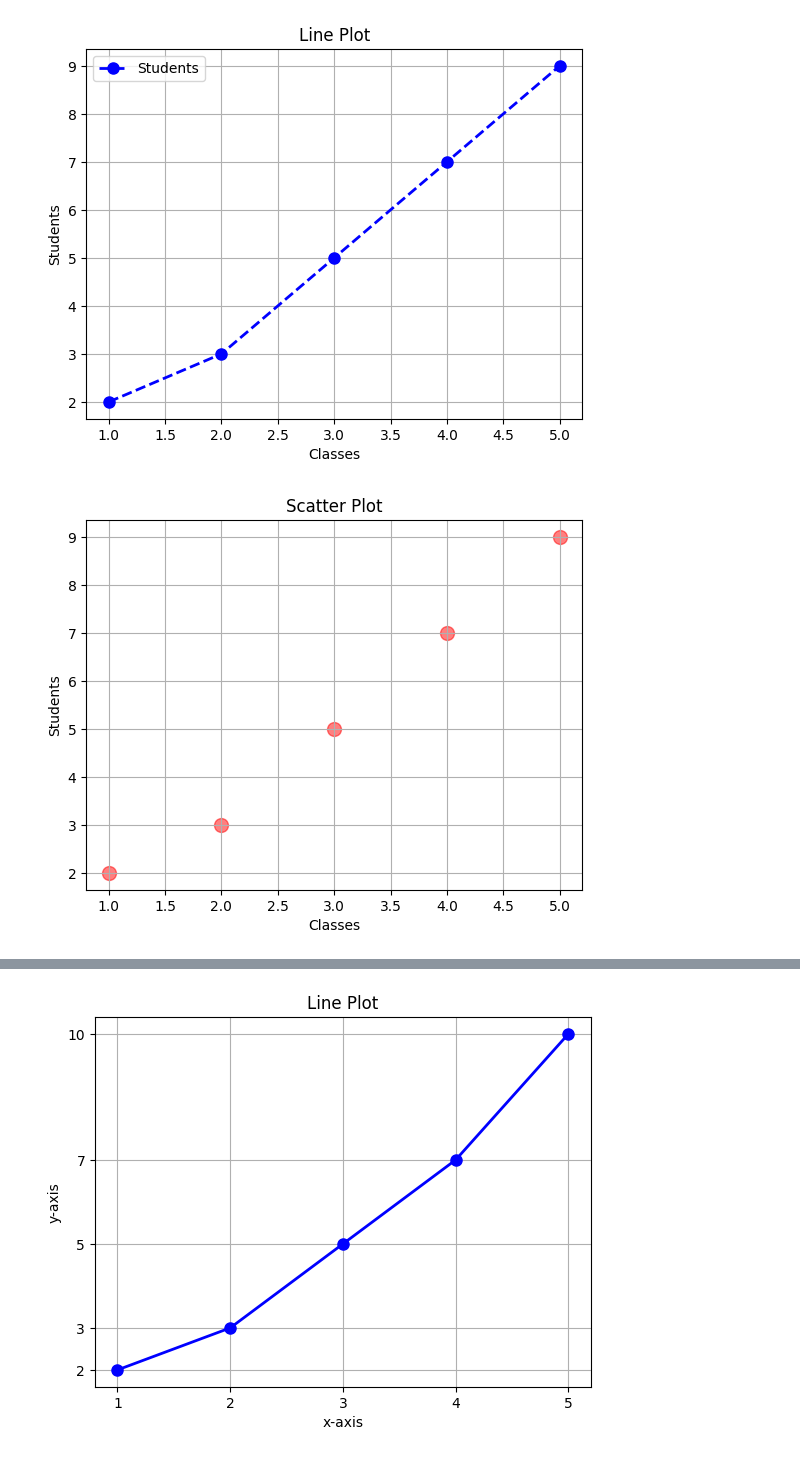
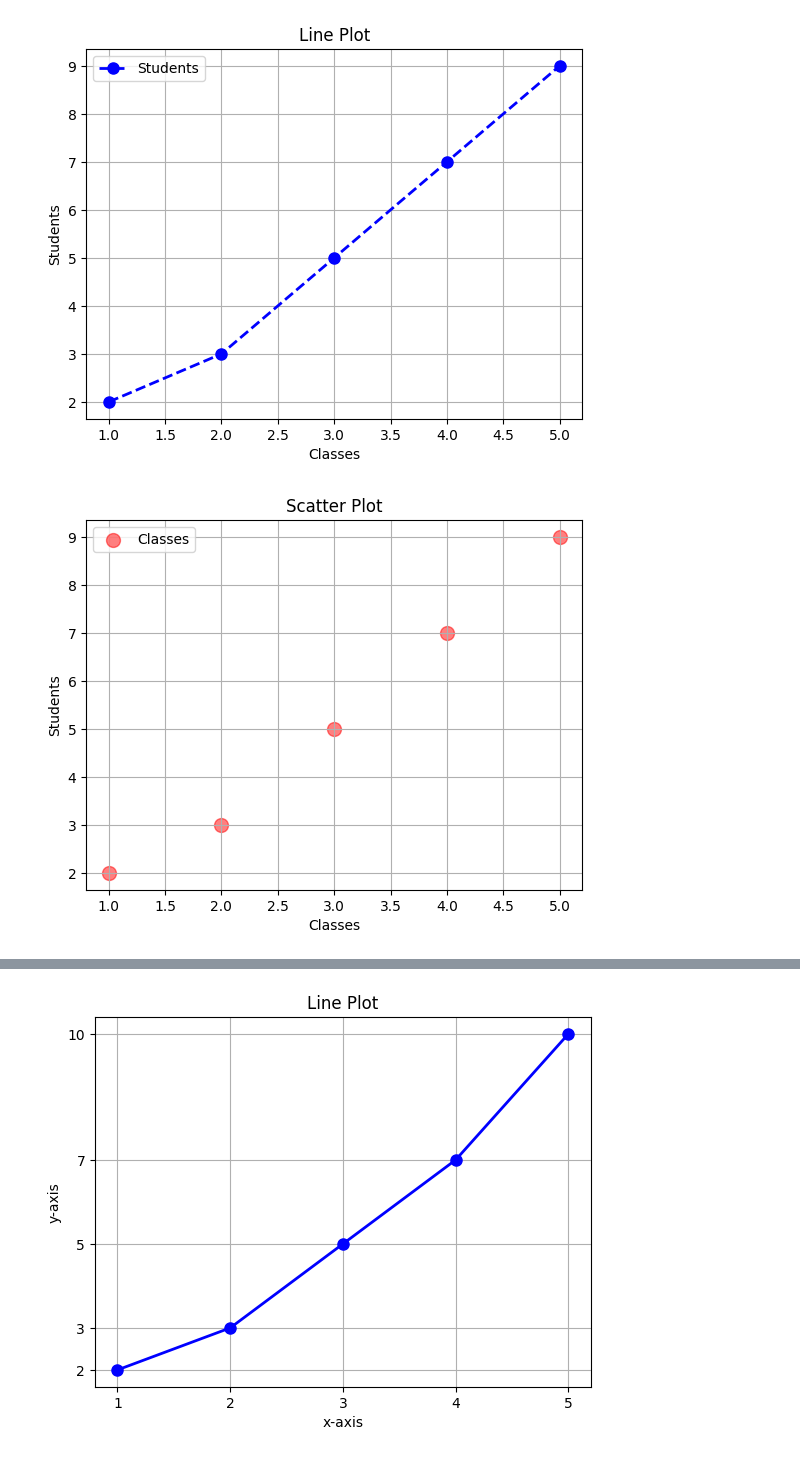
Before and after one commit to faruk950147/Python-A-to-Z, a Jupyter notebook: 07 ML/matplot/main.ipynb, the cells around one changed output, grey strips where cells are left out. Drawn from its saved outputs; the diff is of its cells as text; code cells hidden in the pictures.

```diff
--- a/07 ML/matplot/main.ipynb
+++ b/07 ML/matplot/main.ipynb
@@ -36,20 +36,21 @@ plt.show()
 # %%
 cls = np.array([1, 2, 3, 4, 5])
 students = np.array([2, 3, 5, 7, 9])
 # plt.scatter(cls, students) thats means cls of 1 will be connected with students of 2 → (1,2)
 # cls of 1 of students of 2 connected → (1,2)
 # cls of 2 of students of 3 connected → (2,3)
 # cls of 3 of students of 5 connected → (3,5)
 # cls of 4 of students of 7 connected → (4,7)
 # cls of 5 of students of 9 connected → (5,9)
 plt.scatter(cls, students, color='red', s=100, alpha=0.5)
 plt.xlabel('Classes')
 plt.ylabel('Students')
 plt.title('Scatter Plot')
+plt.legend(['Classes', 'Students'])
 plt.grid()
 plt.show()
 # %% [output]
-[figure, old version]
+[figure, new version]
 # %%
 import matplotlib.pyplot as plt
 import numpy as np
```
Also changed, not shown: parts of 1 cell of this notebook.
